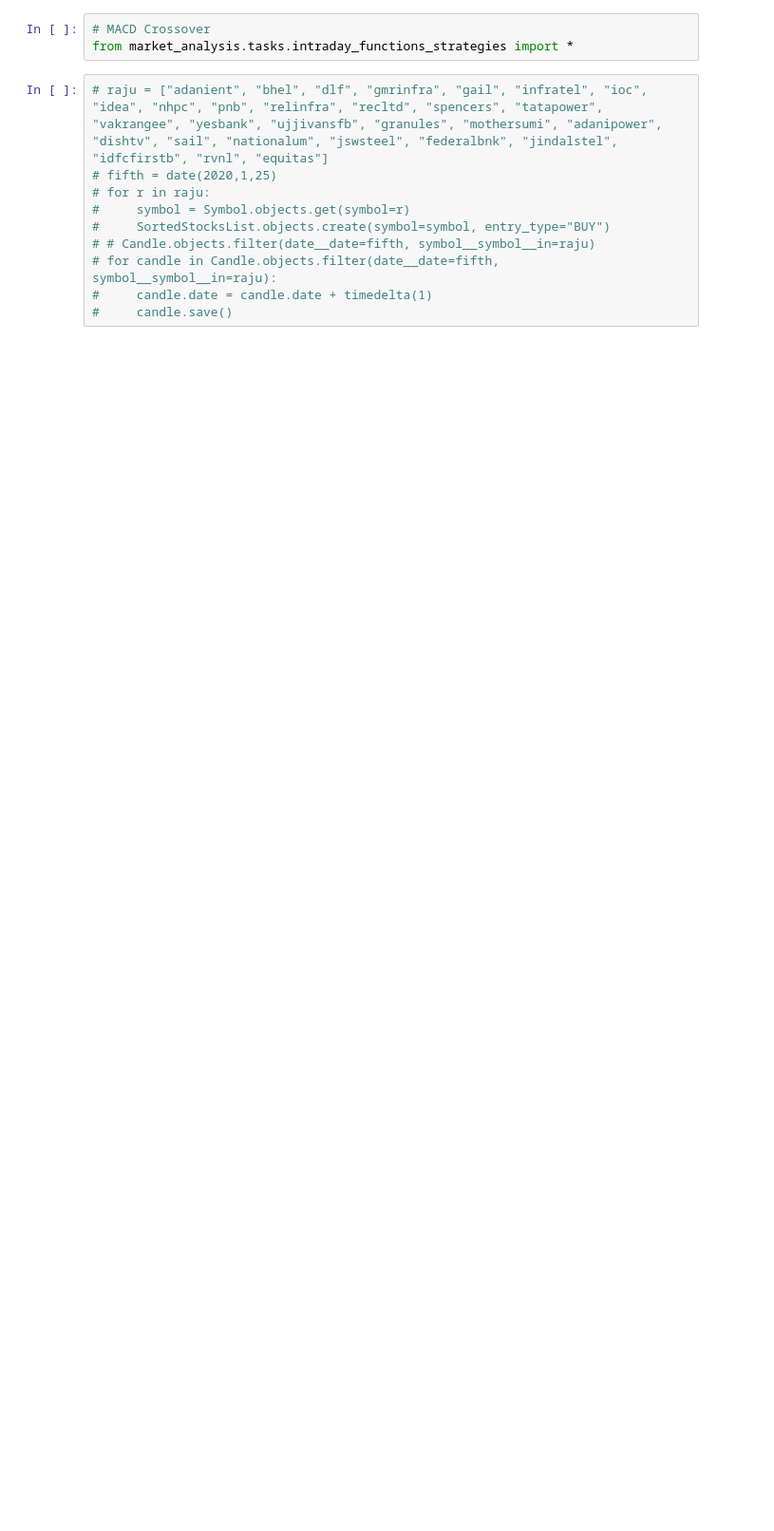
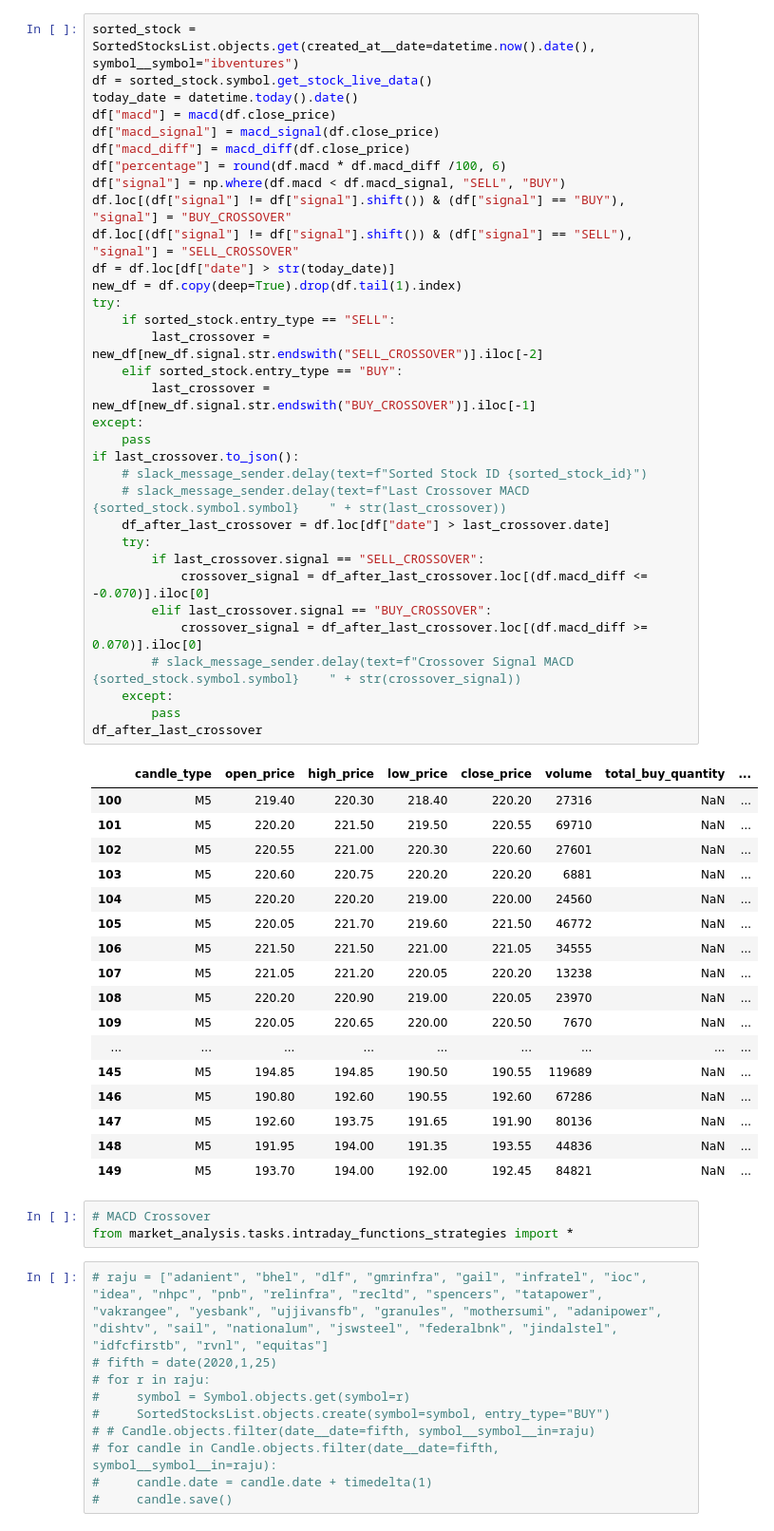
Before and after one commit to sonupal129/heystox, a Jupyter notebook: heystox_trade/function_testing.ipynb, the cells around one changed output. Shown: that part at 95% size. Drawn from its saved outputs; the diff is of its cells as text; blank space fills up the shorter version.

Commit message:
Removed Live Data view, made changes in stoch and macd hope

```diff
--- a/heystox_trade/function_testing.ipynb
+++ b/heystox_trade/function_testing.ipynb
@@ -20,3 +15,54 @@ Symbol.objects.all().values_list("symbol", flat=True)
+# %%
+sorted_stock = SortedStocksList.objects.get(created_at__date=datetime.now().date(), symbol__symbol="ibventures")
+df = sorted_stock.symbol.get_stock_live_data()
+today_date = datetime.today().date()
+df["macd"] = macd(df.close_price)
+df["macd_signal"] = macd_signal(df.close_price)
+df["macd_diff"] = macd_diff(df.close_price)
+df["percentage"] = round(df.macd * df.macd_diff /100, 6)
+df["signal"] = np.where(df.macd < df.macd_signal, "SELL", "BUY")
+df.loc[(df["signal"] != df["signal"].shift()) & (df["signal"] == "BUY"), "signal"] = "BUY_CROSSOVER"
+df.loc[(df["signal"] != df["signal"].shift()) & (df["signal"] == "SELL"), "signal"] = "SELL_CROSSOVER"
+df = df.loc[df["date"] > str(today_date)]
+new_df = df.copy(deep=True).drop(df.tail(1).index)
+try:
+    if sorted_stock.entry_type == "SELL":
+        last_crossover = new_df[new_df.signal.str.endswith("SELL_CROSSOVER")].iloc[-2]
+    elif sorted_stock.entry_type == "BUY":
+        last_crossover = new_df[new_df.signal.str.endswith("BUY_CROSSOVER")].iloc[-1]
+except:
+    pass
+if last_crossover.to_json():
+    # slack_message_sender.delay(text=f"Sorted Stock ID {sorted_stock_id}")
+    # slack_message_sender.delay(text=f"Last Crossover MACD {sorted_stock.symbol.symbol}    " + str(last_crossover))
+    df_after_last_crossover = df.loc[df["date"] > last_crossover.date]
+    try:
+        if last_crossover.signal == "SELL_CROSSOVER":
+            crossover_signal = df_after_last_crossover.loc[(df.macd_diff <= -0.070)].iloc[0]
+        elif last_crossover.signal == "BUY_CROSSOVER":
+            crossover_signal = df_after_last_crossover.loc[(df.macd_diff >= 0.070)].iloc[0]
+        # slack_message_sender.delay(text=f"Crossover Signal MACD {sorted_stock.symbol.symbol}    " + str(crossover_signal))
+    except:
+        pass
+df_after_last_crossover
+# %% [output]
+|  | candle_type | open_price | high_price | low_price | close_price | volume | total_buy_quantity | ... |
+| 100 | M5 | 219.40 | 220.30 | 218.40 | 220.20 | 27316 | NaN | ... |
+| 101 | M5 | 220.20 | 221.50 | 219.50 | 220.55 | 69710 | NaN | ... |
+| 102 | M5 | 220.55 | 221.00 | 220.30 | 220.60 | 27601 | NaN | ... |
+| 103 | M5 | 220.60 | 220.75 | 220.20 | 220.20 | 6881 | NaN | ... |
+| 104 | M5 | 220.20 | 220.20 | 219.00 | 220.00 | 24560 | NaN | ... |
+| 105 | M5 | 220.05 | 221.70 | 219.60 | 221.50 | 46772 | NaN | ... |
+| 106 | M5 | 221.50 | 221.50 | 221.00 | 221.05 | 34555 | NaN | ... |
+| 107 | M5 | 221.05 | 221.20 | 220.05 | 220.20 | 13238 | NaN | ... |
+| 108 | M5 | 220.20 | 220.90 | 219.00 | 220.05 | 23970 | NaN | ... |
+| 109 | M5 | 220.05 | 220.65 | 220.00 | 220.50 | 7670 | NaN | ... |
+| ... | ... | ... | ... | ... | ... | ... | ... | ... |
+| 145 | M5 | 194.85 | 194.85 | 190.50 | 190.55 | 119689 | NaN | ... |
+| 146 | M5 | 190.80 | 192.60 | 190.55 | 192.60 | 67286 | NaN | ... |
+| 147 | M5 | 192.60 | 193.75 | 191.65 | 191.90 | 80136 | NaN | ... |
+| 148 | M5 | 191.95 | 194.00 | 191.35 | 193.55 | 44836 | NaN | ... |
+| 149 | M5 | 193.70 | 194.00 | 192.00 | 192.45 | 84821 | NaN | ... |
 # %%
 # MACD Crossover
 from market_analysis.tasks.intraday_functions_strategies import *
```
Also changed, not shown: parts of 2 cells of this notebook, 7 other files.
